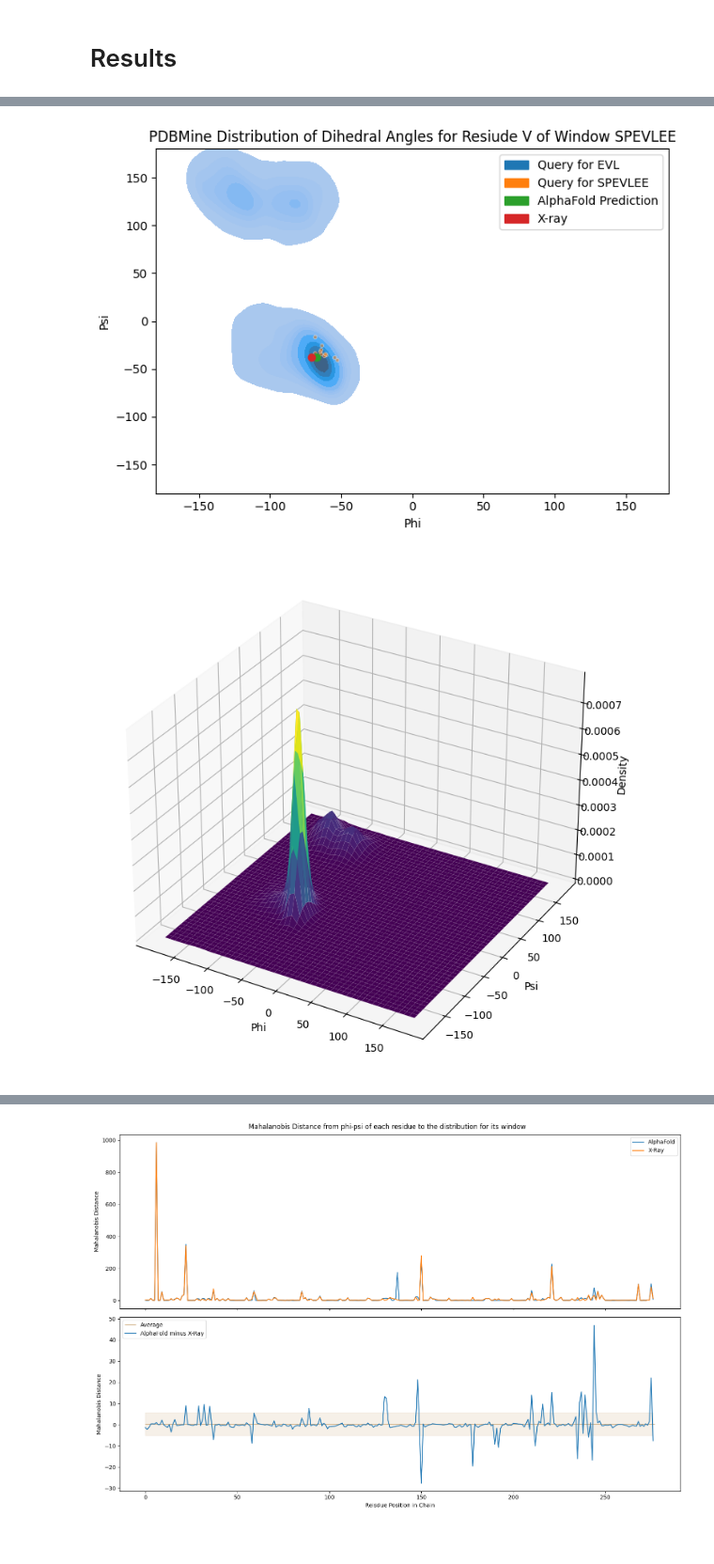
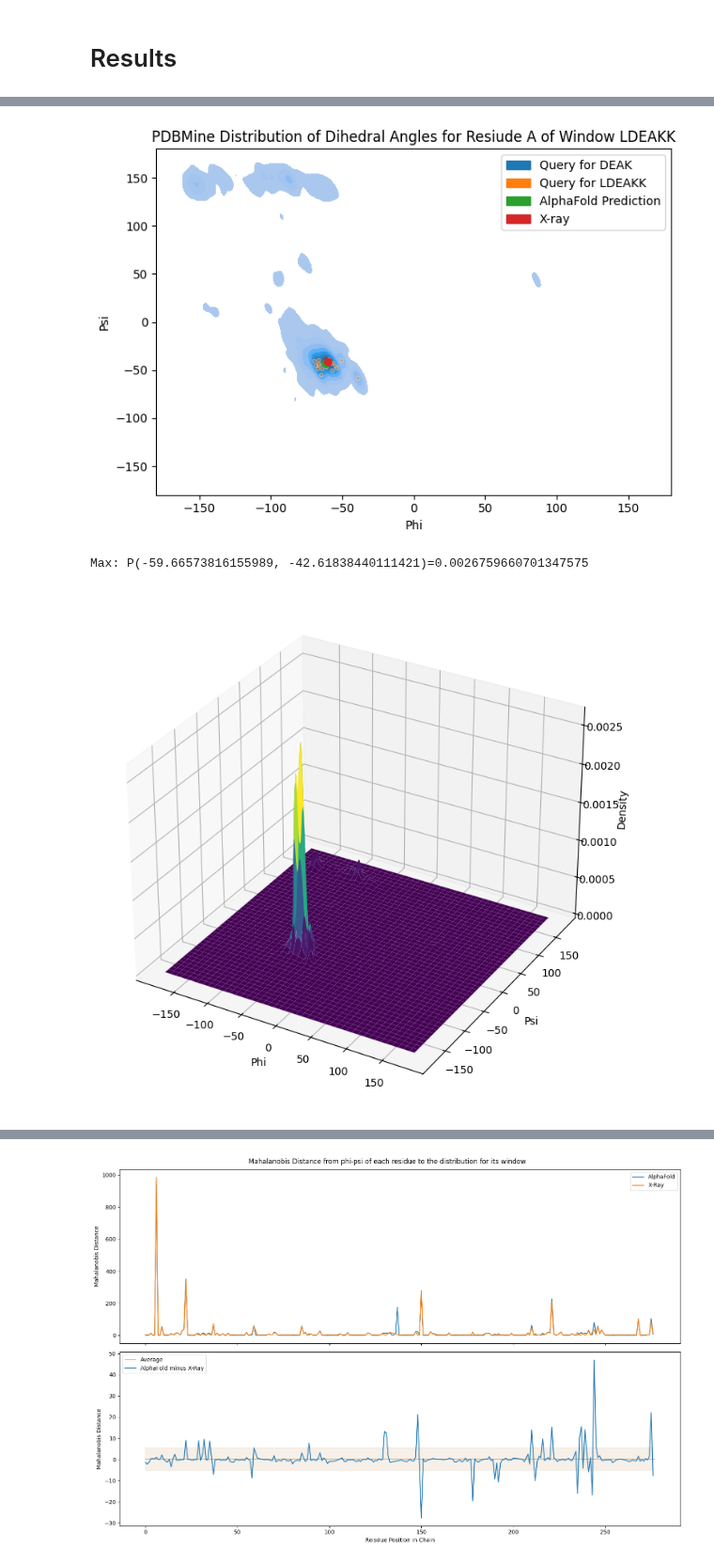
Before and after one commit to Musa-Azeem/protein-dihedral-visualization, a Jupyter notebook: multi-window.ipynb, the cells around one changed output, grey strips where cells are left out. Shown at 94% size. Drawn from its saved outputs; the diff is of its cells as text; code cells hidden in the pictures; blank space fills up the shorter version.

```diff
--- a/multi-window.ipynb
+++ b/multi-window.ipynb
@@ -21,15 +21,14 @@ import matplotlib.pyplot as plt
 load_dotenv()
 amino_acid_codes = json.load(open('amino_acid_codes.json'))
 # %%
-WINDOW_SIZE = 3
+WINDOW_SIZE = 4
 WINDOW_SIZE_CONTEXT = 6
-WINDOW_SIZE_CONTEXT_SECONDARY = 5
 PDBMINE_URL = os.getenv("PDBMINE_URL")
 casp_protein_id = 'T1030'
 casp_protein_id2 = 'T1030'
 pdb_code = '6poo'
 alphafold_id = f'{casp_protein_id}TS427_1'
-outdir = Path(f'csvs/{casp_protein_id}_win{WINDOW_SIZE}-{WINDOW_SIZE_CONTEXT}-{WINDOW_SIZE_CONTEXT_SECONDARY}')
+outdir = Path(f'csvs/{casp_protein_id}_win{WINDOW_SIZE}-{WINDOW_SIZE_CONTEXT}')
 if outdir.exists():
     print('Results already exist')
 else:
@@ -279,0 +346,12 @@ overlapping_seqs = list(set(phi_psi_mined_ctxt.seq) & set(phi_psi_predictions.se
+# %%
+from scipy.stats import gaussian_kde
+seq = overlapping_seqs[1]
+kde = gaussian_kde(phi_psi_mined.loc[phi_psi_mined.seq==get_subseq(seq), ['phi','psi']].values.T, bw_method=0.1)
+x_grid, y_grid = np.meshgrid(np.linspace(-180, 180, 50), np.linspace(-180, 180, 50))
+grid = np.vstack([x_grid.ravel(), y_grid.ravel()])
+z = kde(grid).reshape(x_grid.shape)
+print(z.max(), grid[0,z.argmax()], grid[1,z.argmax()])
+sns.kdeplot(data=phi_psi_mined[phi_psi_mined.seq==get_subseq(seq)], x='phi', y='psi', bw_method=0.1, fill=True)
+plt.plot(grid[0,z.argmax()], grid[1,z.argmax()])
+
+# plt.plot(phi_psi_predictions.loc[phi_psi_predictions.seq_ctxt==get_subseq(seq), 'phi'], phi_psi_predictions.loc[phi_psi_predictions.seq_ctxt==get_subseq(seq), 'psi'], 'ro')
@@ -285,18 +367,24 @@ import matplotlib.patches as mpatches
 
 colors = ['tab:blue', 'tab:orange', 'tab:green', 'tab:red', 'tab:purple', 'tab:brown', 'tab:pink', 'tab:gray', 'tab:olive', 'tab:cyan']
 
-def plot_one_dist(seq, pred_id, pred_name=None, axlims=None):
+kdews = [1,128]
+def plot_one_dist(seq, pred_id, pred_name=None, axlims=None, bw_method=None):
     pred_name = pred_name or pred_id
-    inner_seq = seq[WINDOW_SIZE_CONTEXT // 2 - WINDOW_SIZE // 2:WINDOW_SIZE_CONTEXT // 2 + WINDOW_SIZE // 2 + 1]
-    phi_psi_dist = phi_psi_mined[phi_psi_mined.seq == inner_seq]
-    phi_psi_ctxt_dist = phi_psi_mined_ctxt[phi_psi_mined_ctxt.seq == seq]
+    inner_seq = get_subseq(seq)
+    # inner_seq = seq[WINDOW_SIZE_CONTEXT // 2 - WINDOW_SIZE // 2:WINDOW_SIZE_CONTEXT // 2 + WINDOW_SIZE // 2 + 1]
+    phi_psi_dist = phi_psi_mined[phi_psi_mined.seq == inner_seq].copy()
+    phi_psi_ctxt_dist = phi_psi_mined_ctxt[phi_psi_mined_ctxt.seq == seq].copy()
     phi_psi_alpha = phi_psi_predictions[(phi_psi_predictions.protein_id == pred_id) & (phi_psi_predictions.seq_ctxt == seq)]
     xray_phi_psi_seq = xray_phi_psi[xray_phi_psi.seq_ctxt == seq]
+
+    phi_psi_dist['weight'] = kdews[0]
+    phi_psi_ctxt_dist['weight'] = kdews[1]
+    phi_psi_dist = pd.concat([phi_psi_dist, phi_psi_ctxt_dist])
 
     fig, ax = plt.subplots(figsize=(7,5))
     # sns.jointplot(data=phi_psi_dist, x='phi', y='psi', kind='kde')
     sns.scatterplot(data=phi_psi_ctxt_dist, x='phi', y='psi', ax=ax, color=colors[1],zorder=5, alpha=0.5, marker='.')
-    sns.kdeplot(data=phi_psi_dist, x='phi', y='psi', ax=ax, fill=True, color=colors[0])
+    sns.kdeplot(data=phi_psi_dist, x='phi', y='psi', weights='weight', ax=ax, fill=True, color=colors[0], bw_method=bw_method)
 
     ax.plot(phi_psi_alpha.phi, phi_psi_alpha.psi, 'o', color=colors[2], label='AlphaFold Prediction', zorder=10)
     ax.plot(xray_phi_psi_seq.phi, xray_phi_psi_seq.psi, 'o', color=colors[3], label='X-ray', zorder=10)
@@ -308,43 +396,52 @@ def plot_one_dist(seq, pred_id, pred_name=None, axlims=None):
     ])
     ax.set_title(f'PDBMine Distribution of Dihedral Angles for Resiude {seq[WINDOW_SIZE_CONTEXT//2]} of Window {seq}')
 
     ax.set_xlabel('Phi')
     ax.set_ylabel('Psi')
 
     if axlims:
         ax.set_xlim(axlims[0][0], axlims[0][1])
         ax.set_ylim(axlims[1][0], axlims[1][1])
 
     plt.tight_layout()
     plt.show()
 
-def plot_one_dist_3d(seq, pred_id, pred_name=None):
-    seq = seq[WINDOW_SIZE_CONTEXT // 2 - WINDOW_SIZE // 2:WINDOW_SIZE_CONTEXT // 2 + WINDOW_SIZE // 2 + 1]
+def plot_one_dist_3d(seq, pred_id, pred_name=None, bw_method=None):
+    inner_seq = get_subseq(seq)#seq[WINDOW_SIZE_CONTEXT // 2 - WINDOW_SIZE // 2:WINDOW_SIZE_CONTEXT // 2 + WINDOW_SIZE // 2 + 1]
     pred_name = pred_name or pred_id
-    phi_psi_dist = phi_psi_mined[phi_psi_mined.seq == seq]
+    phi_psi_dist = phi_psi_mined[phi_psi_mined.seq == inner_seq].copy()
+    phi_psi_ctxt_dist = phi_psi_mined_ctxt[phi_psi_mined_ctxt.seq == seq].copy()
+
+    phi_psi_dist['weight'] = kdews[0]
+    phi_psi_ctxt_dist['weight'] = kdews[1]
+    phi_psi_dist = pd.concat([phi_psi_dist, phi_psi_ctxt_dist])
 
     x = phi_psi_dist[['phi','psi']].values.T
-    kde = gaussian_kde(x)
+    weights = phi_psi_dist['weight'].values
+    kde = gaussian_kde(x, weights=weights, bw_method=bw_method)
 
-    x_grid, y_grid = np.meshgrid(np.linspace(-180, 180, 50), np.linspace(-180, 180, 50))
+    x_grid, y_grid = np.meshgrid(np.linspace(-180, 180, 360), np.linspace(-180, 180, 360))
     grid = np.vstack([x_grid.ravel(), y_grid.ravel()])
     z = kde(grid).reshape(x_grid.shape)
+    print(f'Max: P({grid[0,z.argmax()]}, {grid[1,z.argmax()]})={z.max()}')
 
     fig = plt.figure(figsize=(7,7))
     ax = fig.add_subplot(111, projection='3d')
     ax.plot_surface(x_grid, y_grid, z, cmap='viridis')
     ax.set_xlabel('Phi')
     ax.set_ylabel('Psi')
     ax.set_zlabel('Density')
     plt.tight_layout()
     plt.show()
 
-seq = overlapping_seqs[0]
-plot_one_dist(seq, alphafold_id, 'AlphaFold', axlims=((-180, 180), (-180, 180)))
-plot_one_dist_3d(seq, alphafold_id, 'AlphaFold')
+seq = overlapping_seqs[2]
+bw_method = 0.1
+plot_one_dist(seq, alphafold_id, 'AlphaFold', axlims=((-180, 180), (-180, 180)), bw_method=bw_method)
+plot_one_dist_3d(seq, alphafold_id, 'AlphaFold', bw_method=bw_method)
 # %% [output]
-[figure, old version]
+[figure, new version]
+Max: P(-59.66573816155989, -42.61838440111421)=0.0026759660701347575
-[figure, old version]
+[figure, new version]
 # %%
 # For one window
 from sklearn.cluster import DBSCAN
```
Also changed, not shown: parts of 11 cells of this notebook.
